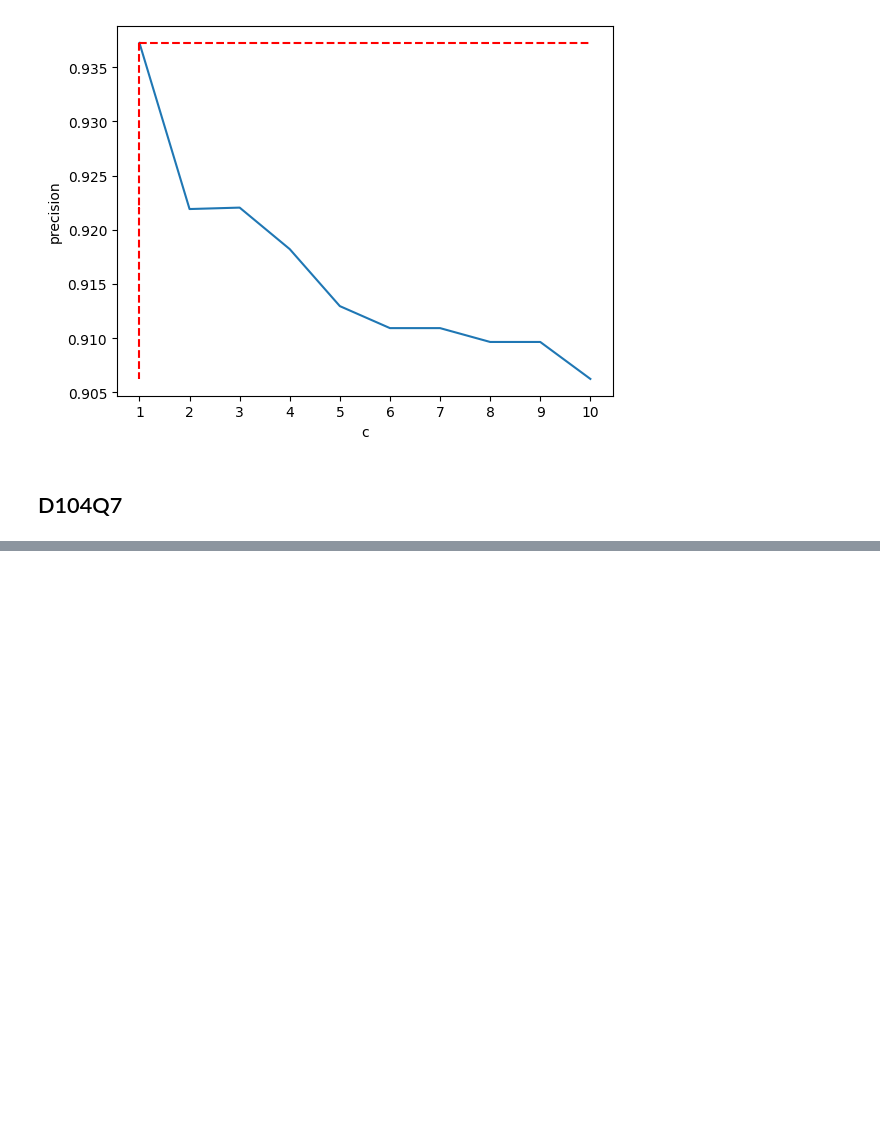
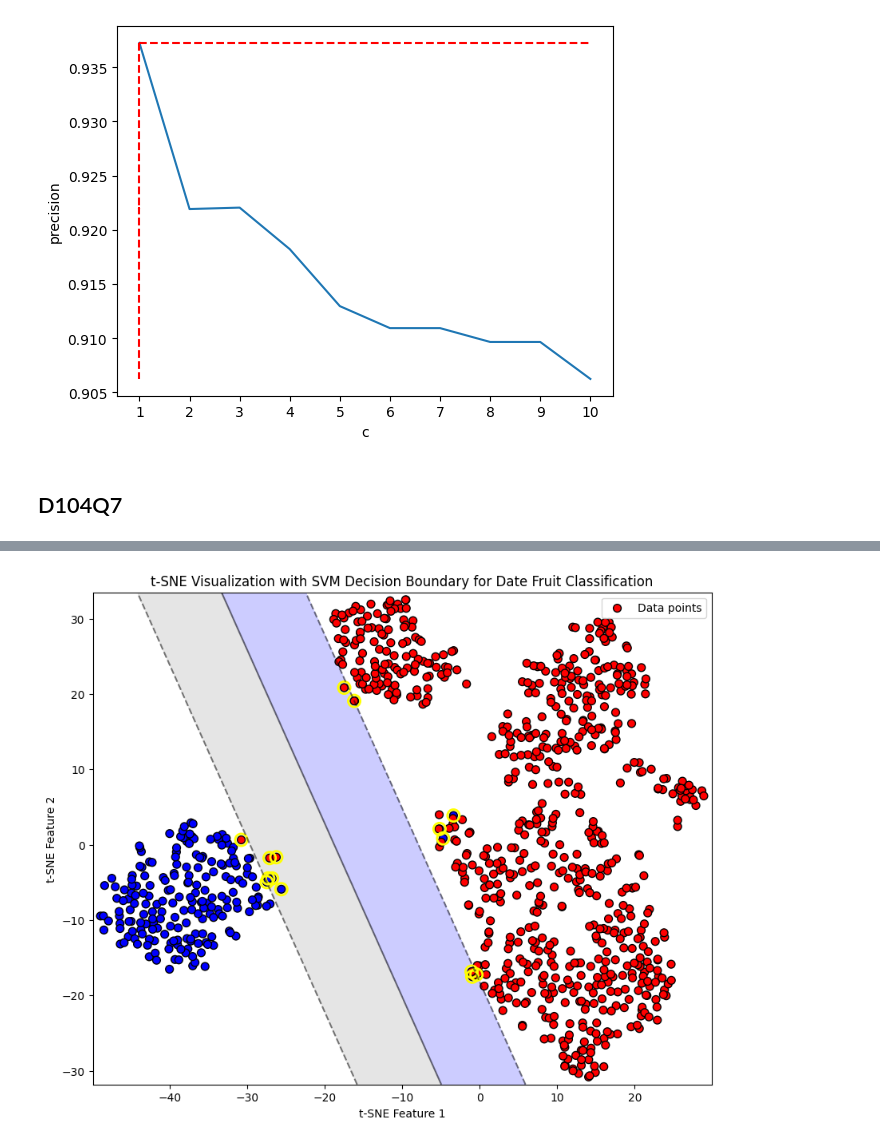
Before and after one commit to ravikumargrk/assignments, a Jupyter notebook: 20241128-svm.ipynb, the cells around one changed output, grey strips where cells are left out. Cells and saved outputs as stored; diff of their text form; code cells hidden in the pictures; blank space fills up the shorter version.

```diff
--- a/20241128-svm.ipynb
+++ b/20241128-svm.ipynb
@@ -245,0 +269,32 @@ X_TSNE = tSNE.fit(X_train_scaled)
+# %%
+X_tsne = X_TSNE
+support_vectors = model.support_vectors_
+svm = model
+
+from matplotlib.colors import ListedColormap
+
+# Create grid to plot decision boundaries
+x_min, x_max = X_tsne[:, 0].min() - 1, X_tsne[:, 0].max() + 1
+y_min, y_max = X_tsne[:, 1].min() - 1, X_tsne[:, 1].max() + 1
+xx, yy = np.meshgrid(np.arange(x_min, x_max, 0.02), np.arange(y_min, y_max, 0.02))
+
+# Plot decision boundary and margins
+Z = svm.decision_function(np.c_[xx.ravel(), yy.ravel()])  # TODO: Use the decision function to predict decision boundaries
+Z = Z.reshape(xx.shape)
+plt.figure(figsize=(10, 8))  # Define plot size here to ensure it encompasses all the elements
+plt.contourf(xx, yy, Z, levels=[-1, 0, 1], alpha=0.2, colors=['blue', 'grey', 'red'])  # Background color for decision areas
+plt.contour(xx, yy, Z, colors='k', levels=[-1, 0, 1], alpha=0.5, linestyles=['--', '-', '--'])  # Decision boundaries and margins
+
+# Plot data points and support vectors
+scatter = plt.scatter(X_tsne[:, 0], X_tsne[:, 1], c=y, cmap=ListedColormap(['#FF0000', '#0000FF']), s=50, edgecolors='k')
+plt.scatter(support_vectors[:, 0], support_vectors[:, 1], s=120, facecolors='none', edgecolors='yellow', linewidths=2, label='Support vectors')
+
+# Labels and title
+plt.xlabel('t-SNE Feature 1')
+plt.ylabel('t-SNE Feature 2')
+plt.title('t-SNE Visualization with SVM Decision Boundary for Date Fruit Classification')
+plt.legend(handles=[scatter], labels=['Data points'], loc='upper right')
+
+plt.show()
+# %% [output]
+[figure, added]
```
Also changed, not shown: parts of 4 cells of this notebook, 1 other file.
